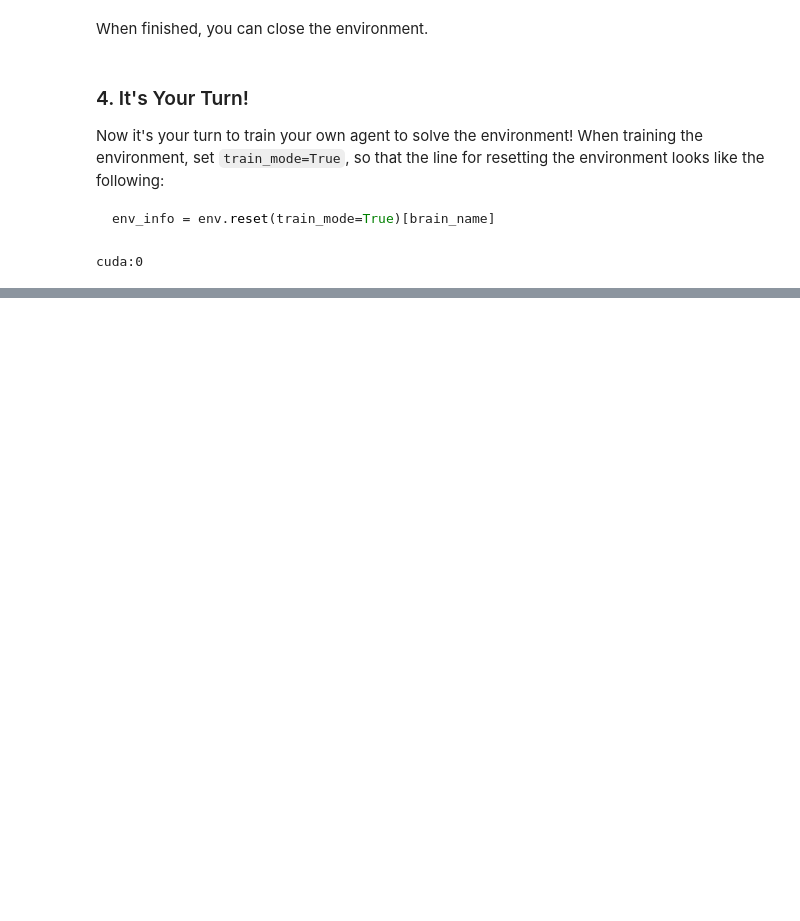
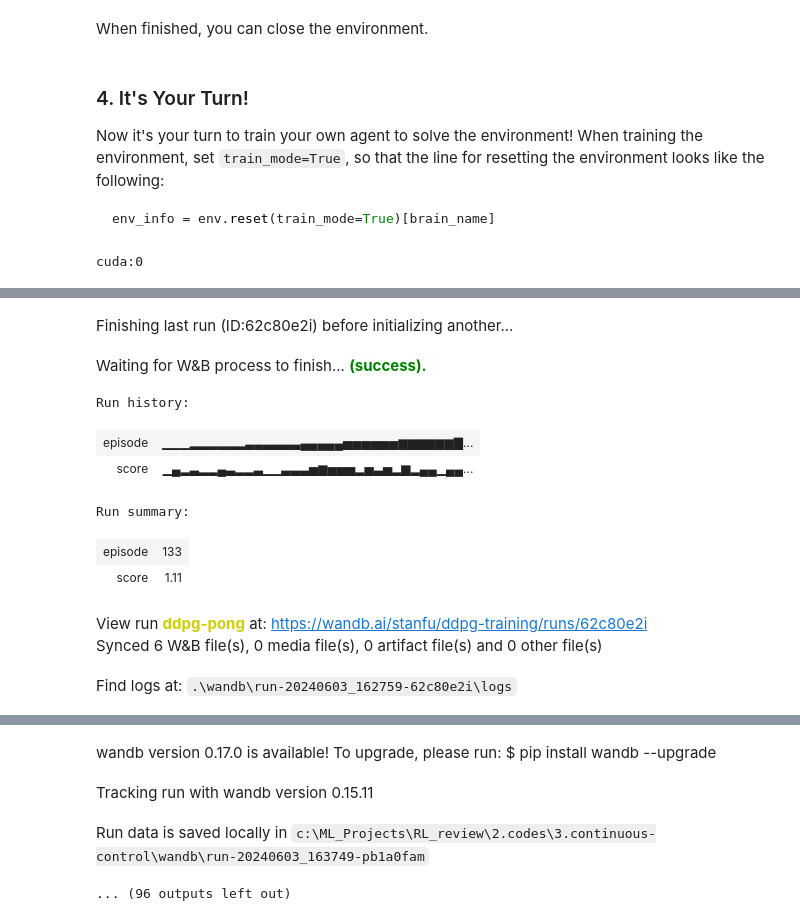
Before and after one commit to Xiangyu-Fu/RL_review, a Jupyter notebook: 2.codes/3.continuous-control/Continuous_Control.ipynb, the cells around one changed output, grey strips where cells are left out. Saved outputs shown, nothing was run; the diff lists cells and outputs as text; code cells hidden in the pictures; blank space fills up the shorter version.

Commit message:
update continuous control with PPO and DDPG

```diff
--- a/2.codes/3.continuous-control/Continuous_Control.ipynb
+++ b/2.codes/3.continuous-control/Continuous_Control.ipynb
@@ -312,0 +467,17 @@ loss tensor([[-0., -0., -0., -0.]], device='cuda:0', grad_fn=<MinimumBackward>)
+# %%
+class OUNoise:
+    def __init__(self, size, seed, mu=0.0, theta=0.15, sigma=0.2):
+        self.mu = mu * np.ones(size)
+        self.theta = theta
+        self.sigma = sigma
+        self.seed = random.seed(seed)
+        self.reset()
+
+    def reset(self):
+        self.state = copy.copy(self.mu)
+
+    def sample(self):
+        x = self.state
+        dx = self.theta * (self.mu - x) + self.sigma * np.random.standard_normal(len(x))
+        self.state = x + dx
+        return self.state
@@ -312,0 +558,46 @@ loss tensor([[-0., -0., -0., -0.]], device='cuda:0', grad_fn=<MinimumBackward>)
+# %%
+# Initialize wandb
+wandb.init(project="ddpg-training", name="ddpg-pong")
+
+# Parameters
+episodes = 1000
+max_t = 800
+
+agent = Agent(state_size=state_size, action_size=action_size, random_seed=0)
+
+with tqdm(total=episodes, desc="Training Loop") as pbar:
+    for i_episode in range(1, episodes+1):
+        env_info = env.reset(train_mode=True)[brain_name]
+        state = env_info.vector_observations[0]
+        agent.reset()
+        score = 0
+        for t in range(max_t):
+            action = agent.act(state)
+            env_info = env.step(action)[brain_name]
+            next_state = env_info.vector_observations[0]
+            reward = env_info.rewards[0]
+            done = env_info.local_done[0]
+            agent.step(state, action, reward, next_state, done)
+            state = next_state
+            score += reward
+            if done:
+                break
+        wandb.log({"episode": i_episode, "score": score})
+        pbar.update(1)
+        if i_episode % 10 == 0:
+            print('Episode: {}\tScore: {:.2f}'.format(i_episode, score))
+
+# Finish wandb run
+wandb.finish()
+# %% [output]
+Finishing last run (ID:62c80e2i) before initializing another...
+Waiting for W&B process to finish... (success).
+Run history:
+| episode | ▁▁▁▂▂▂▂▂▂▃▃▃▃▃▃▄▄▄▄▄▅▅▅▅▅▅▆▆▆▆▆▆▇... |
+| score | ▁▄▂▃▂▂▄▃▂▂▃▁▁▃▃▃▅▆▅▅▅▂▅▃▅▂▆▂▄▄▁▄▄... |
+Run summary:
+| episode | 133 |
+| score | 1.11 |
+View run ddpg-pong at: https://wandb.ai/stanfu/ddpg-training/runs/62c80e2i
+Synced 6 W&B file(s), 0 media file(s), 0 artifact file(s) and 0 other file(s)
+Find logs at: .\wandb\run-20240603_162759-62c80e2i\logs
@@ -312,0 +605,4 @@ loss tensor([[-0., -0., -0., -0.]], device='cuda:0', grad_fn=<MinimumBackward>)
+wandb version 0.17.0 is available! To upgrade, please run: $ pip install wandb --upgrade
+Tracking run with wandb version 0.15.11
+Run data is saved locally in c:\ML_Projects\RL_review\2.codes\3.continuous-control\wandb\run-20240603_163749-pb1a0fam
+... (96 outputs left out)
```
Also changed, not shown: parts of 14 cells of this notebook, 2 other files.
